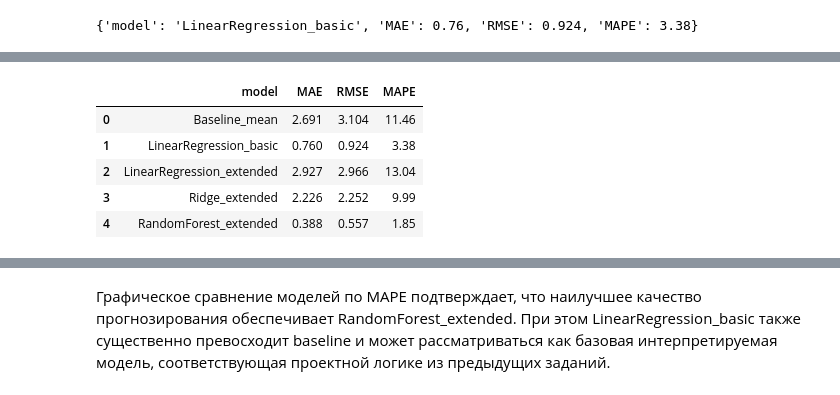
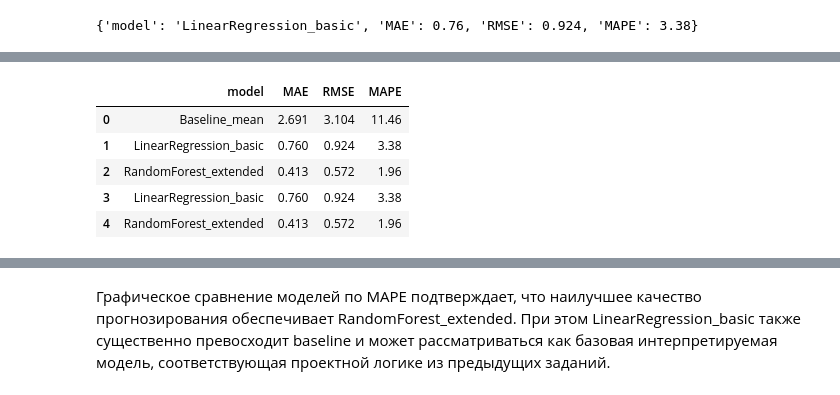
Before and after one commit to Annastazie/Predict-model-MO, a Jupyter notebook: notebooks/01_eda.ipynb, the cells around one changed output, grey strips where cells are left out. Drawn from its saved outputs; the diff is of its cells as text; code cells hidden in the pictures.

Commit message:
Update models and final notebook

```diff
--- a/notebooks/01_eda.ipynb
+++ b/notebooks/01_eda.ipynb
@@ -736,6 +736,14 @@ X_test_extended = test_data[extended_feature_list]
 y_train = train_data[target_column]
 y_test = test_data[target_column]
 
+# Базовая модель
+X_train_basic = train_data[basic_feature_list]
+X_test_basic = test_data[basic_feature_list]
+
+# Целевая переменная
+y_train = train_data[target_column]
+y_test = test_data[target_column]
+
 print("Размер X_train_basic:", X_train_basic.shape)
 print("Размер X_test_basic:", X_test_basic.shape)
 print("Размер X_train_extended:", X_train_extended.shape)
@@ -747,6 +755,13 @@ print("Размер X_test_extended:", X_test_extended.shape)
 Размер X_test_extended: (26, 13)
 # %% [markdown]
 Используемое разделение соответствует логике time-based split, принятой в предыдущем проектном задании. Обучение модели выполняется только на более ранних периодах, а оценка — на более позднем. Это позволяет имитировать реальный сценарий применения системы, при котором прогноз строится на основе исторических данных.
+# %%
+from sklearn.preprocessing import StandardScaler
+
+scaler = StandardScaler()
+
+X_train_basic_scaled = scaler.fit_transform(X_train_basic)
+X_test_basic_scaled = scaler.transform(X_test_basic)
 # %%
 from sklearn.metrics import mean_absolute_error, mean_squared_error
 # %%
@@ -813,25 +832,28 @@ from sklearn.ensemble import RandomForestRegressor
 # %%
 #Функция оценки модели
 
+from sklearn.metrics import mean_absolute_error, mean_squared_error
+import numpy as np
+
 def evaluate_model(model_name, model_object, X_train, X_test, y_train, y_test):
     """
-    Обучает модель, строит прогноз и рассчитывает метрики качества.
-    Возвращает:
-    - прогнозы модели
-    - словарь с рассчитанными метриками
+    Обучает модель, строит прогноз и рассчитывает метрики качества
     """
 
     # Обучение модели
     model_object.fit(X_train, y_train)
 
-    # Прогноз на test set
+    # Прогноз
     prediction = model_object.predict(X_test)
 
     # Метрики
     mae = mean_absolute_error(y_test, prediction)
-    rmse = mean_squared_error(y_test, prediction, squared=False)
-    mape = calculate_mape(y_test, prediction)
+    rmse = np.sqrt(mean_squared_error(y_test, prediction))
+    mape = np.mean(
+        np.abs((y_test - prediction) / np.where(y_test == 0, 1, y_test))
+    ) * 100
 
+    # Формируем результат
     model_result = {
         "model": model_name,
         "MAE": round(mae, 3),
@@ -851,8 +873,8 @@ linear_regression_basic = LinearRegression()
 prediction_lr_basic, result_lr_basic = evaluate_model(
     model_name="LinearRegression_basic",
     model_object=linear_regression_basic,
-    X_train=X_train_basic,
-    X_test=X_test_basic,
+    X_train=X_train_basic_scaled,
+    X_test=X_test_basic_scaled,
     y_train=y_train,
     y_test=y_test
 )
@@ -924,30 +1009,27 @@ result_rf_extended
 # %%
-#Формирование итоговой таблицы метрик
+# Формирование итоговой таблицы метрик
 
-# Добавляем результаты моделей к baseline
 model_metrics = pd.concat(
     [
-        model_metrics,
+        model_metrics,  # baseline
         pd.DataFrame(
             [
                 result_lr_basic,
-                result_lr_extended,
-                result_ridge_extended,
                 result_rf_extended,
             ]
         )
     ],
     ignore_index=True
 )
 
 model_metrics
 # %% [output]
 |  | model | MAE | RMSE | MAPE |
 | 0 | Baseline_mean | 2.691 | 3.104 | 11.46 |
 | 1 | LinearRegression_basic | 0.760 | 0.924 | 3.38 |
-| 2 | LinearRegression_extended | 2.927 | 2.966 | 13.04 |
-| 3 | Ridge_extended | 2.226 | 2.252 | 9.99 |
-| 4 | RandomForest_extended | 0.388 | 0.557 | 1.85 |
+| 2 | RandomForest_extended | 0.413 | 0.572 | 1.96 |
+| 3 | LinearRegression_basic | 0.760 | 0.924 | 3.38 |
+| 4 | RandomForest_extended | 0.413 | 0.572 | 1.96 |
 # %%
 # Сортируем модели по MAPE (чем ниже, тем лучше)
 model_metrics_sorted = model_metrics.sort_values("MAPE").reset_index(drop=True)
```
Also changed, not shown: parts of 17 cells of this notebook, 12 other files.
